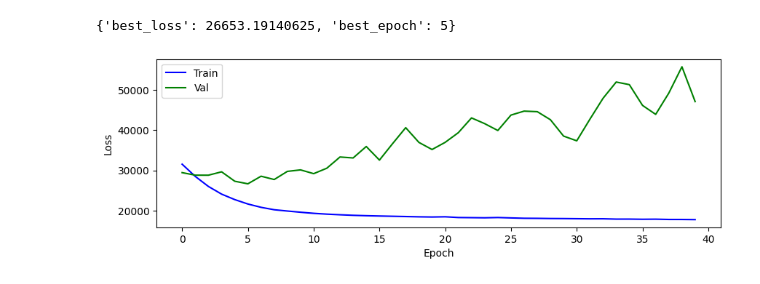
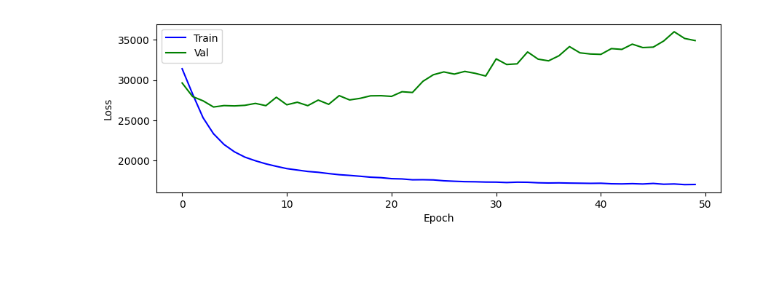
Before and after one commit to obhlivoj/System-Imbalance-Forecasting, a Jupyter notebook: models/transformer/Local_Train.ipynb, the cells around one changed output. Cells and saved outputs as stored; diff of their text form; code cells hidden in the pictures.

```diff
--- a/models/transformer/Local_Train.ipynb
+++ b/models/transformer/Local_Train.ipynb
@@ -126,8 +108,4 @@ Training loss of epoch 5: 21633.190418767474
-# %%
-print(summary)
-# %% [output]
-{'best_loss': 26653.19140625, 'best_epoch': 5}
 # %%
-inference_helpers.arrange_figures_in_rows(n_rows=1, prefix="forward_")
+inference_helpers.arrange_figures_in_rows(n_rows=1, prefix="final_")
 # %% [output]
-[figure, old version]
+[figure, new version]
```
Also changed, not shown: parts of 4 cells of this notebook, 12 other files.
